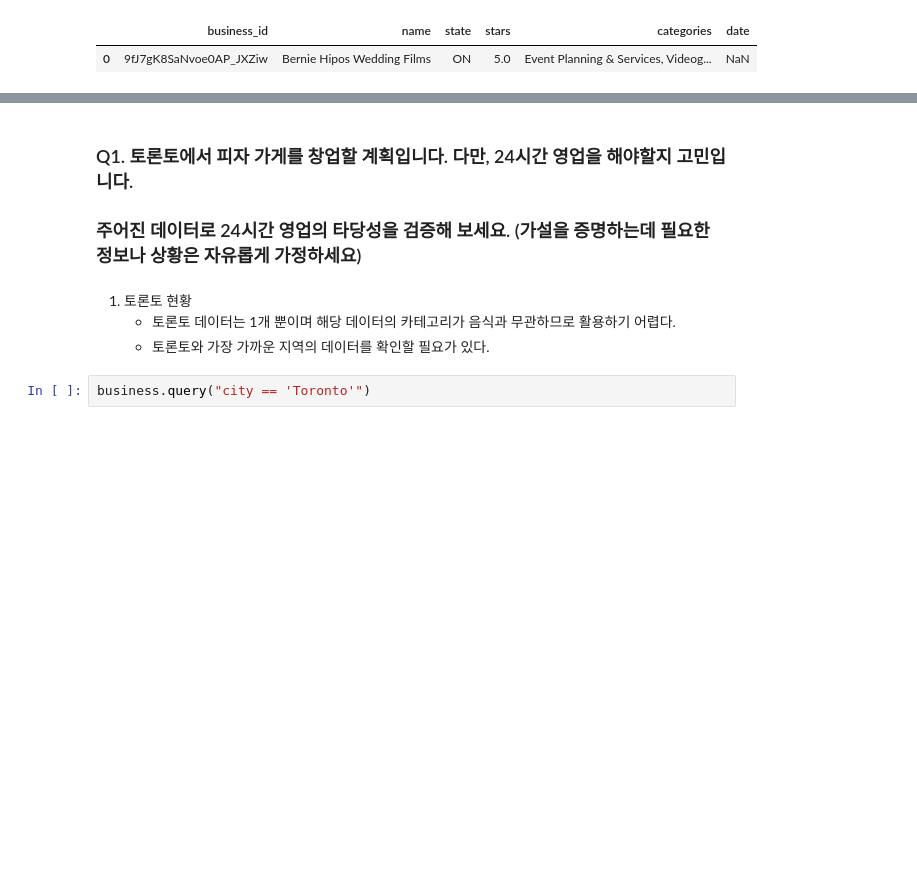
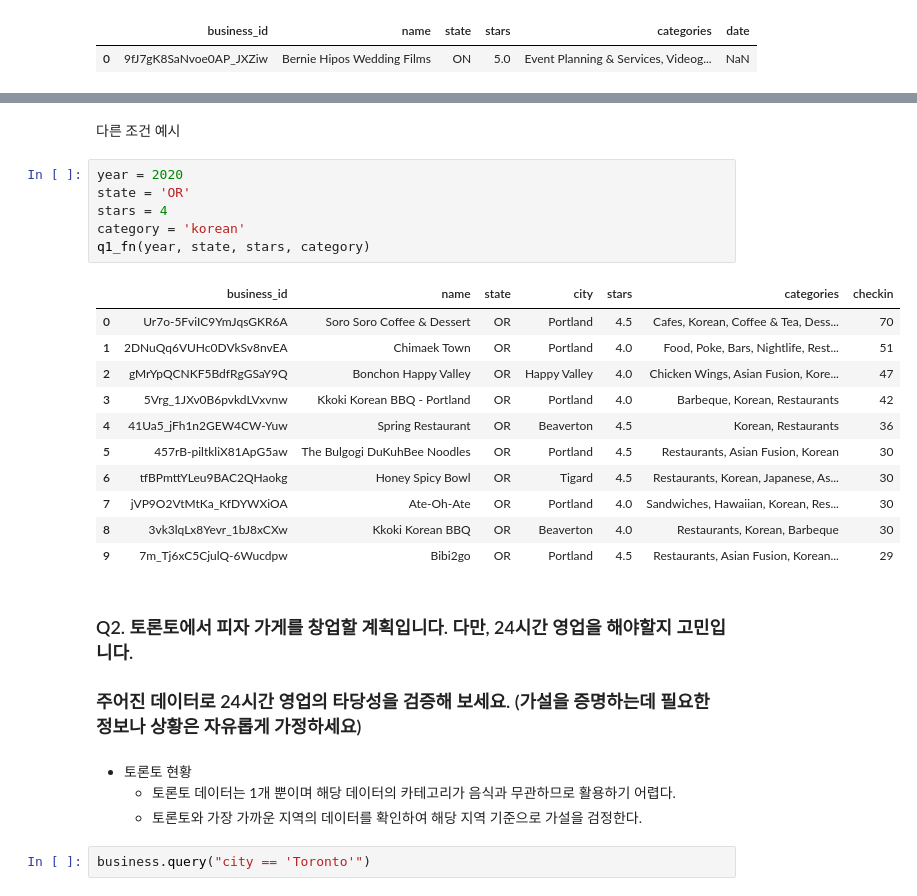
Before and after one commit to jamjam0109/kaggle_yelp, a Jupyter notebook: src.ipynb, the cells around one changed output, grey strips where cells are left out. Cells and saved outputs as stored; diff of their text form; blank space fills up the shorter version.

```diff
--- a/src.ipynb
+++ b/src.ipynb
@@ -26,10 +73,30 @@ state_on.merge(checkin, how='left')
+# %% [markdown]
+다른 조건 예시
+# %%
+year = 2020
+state = 'OR'
+stars = 4
+category = 'korean'
+q1_fn(year, state, stars, category)
+# %% [output]
+|  | business_id | name | state | city | stars | categories | checkin |
+| 0 | Ur7o-5FviIC9YmJqsGKR6A | Soro Soro Coffee & Dessert | OR | Portland | 4.5 | Cafes, Korean, Coffee & Tea, Dess... | 70 |
+| 1 | 2DNuQq6VUHc0DVkSv8nvEA | Chimaek Town | OR | Portland | 4.0 | Food, Poke, Bars, Nightlife, Rest... | 51 |
+| 2 | gMrYpQCNKF5BdfRgGSaY9Q | Bonchon Happy Valley | OR | Happy Valley | 4.0 | Chicken Wings, Asian Fusion, Kore... | 47 |
+| 3 | 5Vrg_1JXv0B6pvkdLVxvnw | Kkoki Korean BBQ - Portland | OR | Portland | 4.0 | Barbeque, Korean, Restaurants | 42 |
+| 4 | 41Ua5_jFh1n2GEW4CW-Yuw | Spring Restaurant | OR | Beaverton | 4.5 | Korean, Restaurants | 36 |
+| 5 | 457rB-piltkliX81ApG5aw | The Bulgogi DuKuhBee Noodles | OR | Portland | 4.5 | Restaurants, Asian Fusion, Korean | 30 |
+| 6 | tfBPmttYLeu9BAC2QHaokg | Honey Spicy Bowl | OR | Tigard | 4.5 | Restaurants, Korean, Japanese, As... | 30 |
+| 7 | jVP9O2VtMtKa_KfDYWXiOA | Ate-Oh-Ate | OR | Portland | 4.0 | Sandwiches, Hawaiian, Korean, Res... | 30 |
+| 8 | 3vk3lqLx8Yevr_1bJ8xCXw | Kkoki Korean BBQ | OR | Beaverton | 4.0 | Restaurants, Korean, Barbeque | 30 |
+| 9 | 7m_Tj6xC5CjulQ-6Wucdpw | Bibi2go | OR | Portland | 4.5 | Restaurants, Asian Fusion, Korean... | 29 |
 # %% [markdown]
-### Q1. 토론토에서 피자 가게를 창업할 계획입니다. 다만, 24시간 영업을 해야할지 고민입니다.
+### Q2. 토론토에서 피자 가게를 창업할 계획입니다. 다만, 24시간 영업을 해야할지 고민입니다.
 ### 주어진 데이터로 24시간 영업의 타당성을 검증해 보세요. (가설을 증명하는데 필요한 정보나 상황은 자유롭게 가정하세요)
 # %% [markdown]
-1. 토론토 현황
-    - 토론토 데이터는 1개 뿐이며 해당 데이터의 카테고리가 음식과 무관하므로 활용하기 어렵다.
-    - 토론토와 가장 가까운 지역의 데이터를 확인할 필요가 있다.
+- 토론토 현황
+  - 토론토 데이터는 1개 뿐이며 해당 데이터의 카테고리가 음식과 무관하므로 활용하기 어렵다.
+  - 토론토와 가장 가까운 지역의 데이터를 확인하여 해당 지역 기준으로 가설을 검정한다.
 # %%
 business.query("city == 'Toronto'")
 # %% [output]
```
Also changed, not shown: parts of 38 cells of this notebook, 2 other files.
